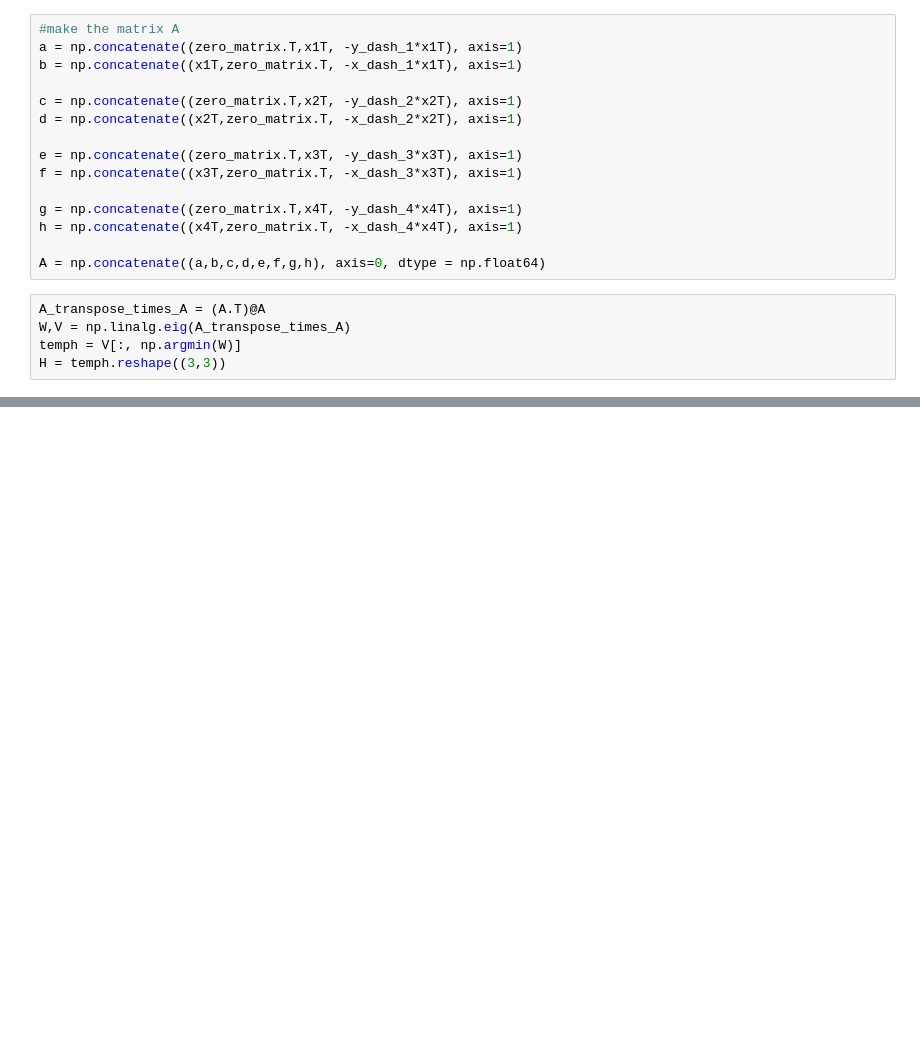
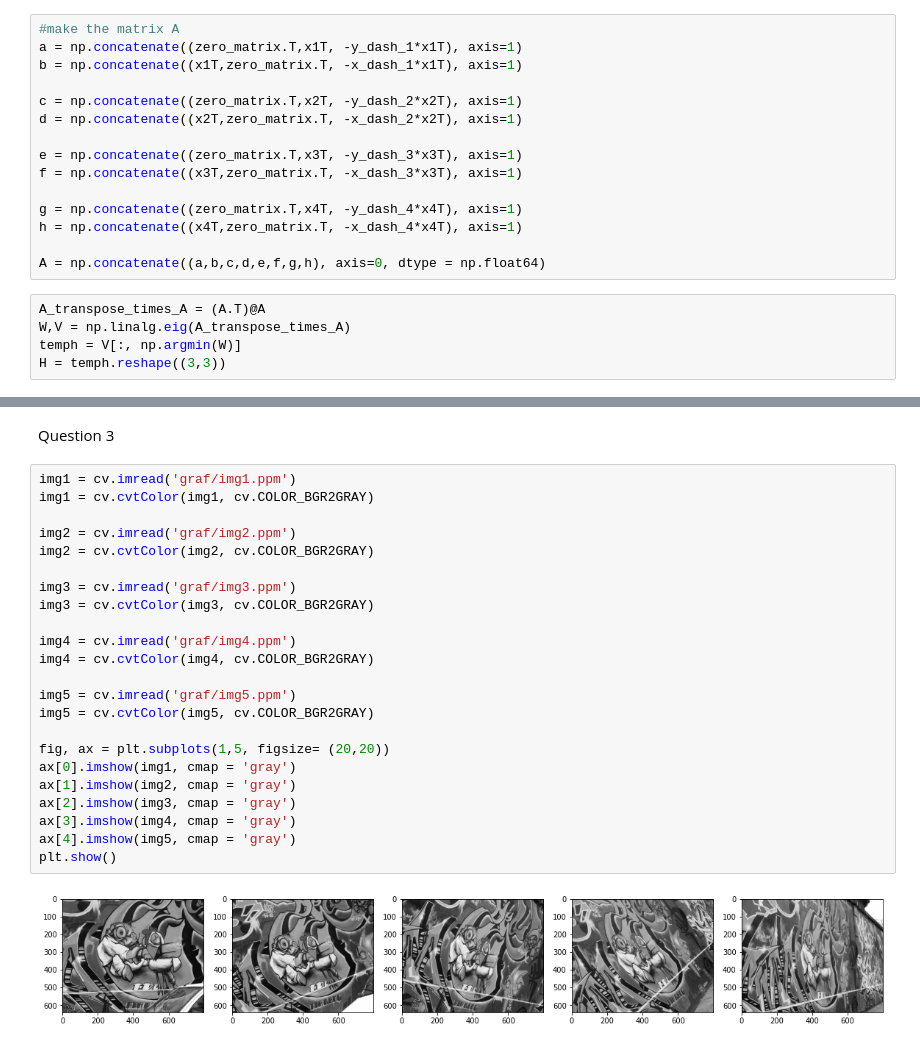
Before and after one commit to ChamithDilshan/EN2550_Image_processing_and_machine_vision, a Jupyter notebook: Assignments/Assignment_2/code.ipynb, the cells around one changed output, grey strips where cells are left out. Saved outputs shown, nothing was run; the diff lists cells and outputs as text; blank space fills up the shorter version.

```diff
--- a/Assignments/Assignment_2/code.ipynb
+++ b/Assignments/Assignment_2/code.ipynb
@@ -257,0 +258,27 @@ plt.show()
+# %% [markdown]
+Question 3
+# %%
+img1 = cv.imread('graf/img1.ppm')
+img1 = cv.cvtColor(img1, cv.COLOR_BGR2GRAY)
+
+img2 = cv.imread('graf/img2.ppm')
+img2 = cv.cvtColor(img2, cv.COLOR_BGR2GRAY)
+
+img3 = cv.imread('graf/img3.ppm')
+img3 = cv.cvtColor(img3, cv.COLOR_BGR2GRAY)
+
+img4 = cv.imread('graf/img4.ppm')
+img4 = cv.cvtColor(img4, cv.COLOR_BGR2GRAY)
+
+img5 = cv.imread('graf/img5.ppm')
+img5 = cv.cvtColor(img5, cv.COLOR_BGR2GRAY)
+
+fig, ax = plt.subplots(1,5, figsize= (20,20))
+ax[0].imshow(img1, cmap = 'gray')
+ax[1].imshow(img2, cmap = 'gray')
+ax[2].imshow(img3, cmap = 'gray')
+ax[3].imshow(img4, cmap = 'gray')
+ax[4].imshow(img5, cmap = 'gray')
+plt.show()
+# %% [output]
+[figure, added]
```
Also changed, not shown: parts of 7 cells of this notebook, 11 other files.
